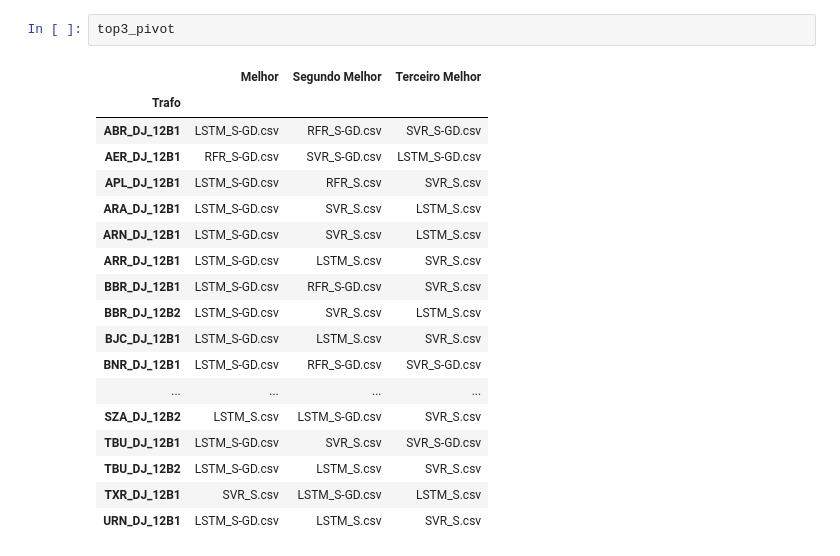
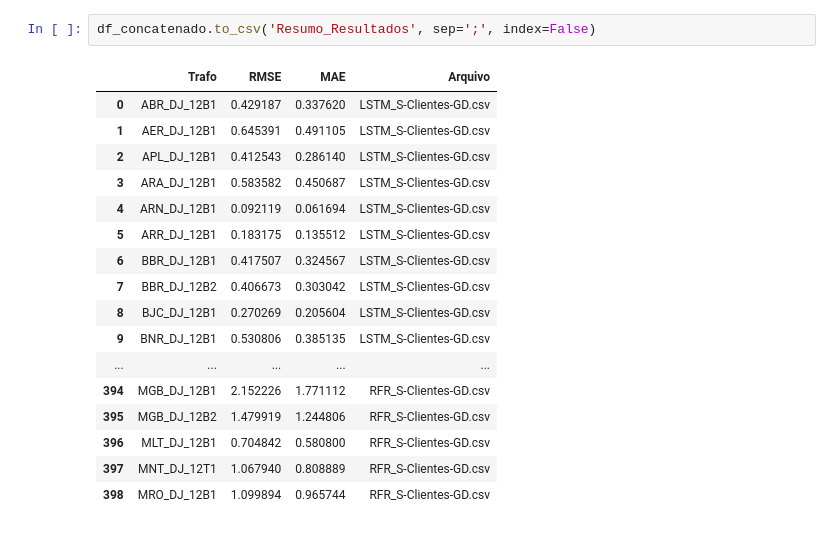
Before and after one commit to ruanvirginio/scriptsMestrado, a Jupyter notebook: Resultados/verifica_resultados.ipynb, the cells around one changed output. Drawn from its saved outputs; the diff is of its cells as text.

Commit message:
Resultados experimentos

```diff
--- a/Resultados/verifica_resultados.ipynb
+++ b/Resultados/verifica_resultados.ipynb
@@ -93,21 +92,20 @@ df_concatenado.sort_values('RMSE')
-# %%
-top3_pivot
-# %% [output]
-|  | Melhor | Segundo Melhor | Terceiro Melhor |
-| Trafo |  |  |  |
-| ABR_DJ_12B1 | LSTM_S-GD.csv | RFR_S-GD.csv | SVR_S-GD.csv |
-| AER_DJ_12B1 | RFR_S-GD.csv | SVR_S-GD.csv | LSTM_S-GD.csv |
-| APL_DJ_12B1 | LSTM_S-GD.csv | RFR_S.csv | SVR_S.csv |
-| ARA_DJ_12B1 | LSTM_S-GD.csv | SVR_S.csv | LSTM_S.csv |
-| ARN_DJ_12B1 | LSTM_S-GD.csv | SVR_S.csv | LSTM_S.csv |
-| ARR_DJ_12B1 | LSTM_S-GD.csv | LSTM_S.csv | SVR_S.csv |
-| BBR_DJ_12B1 | LSTM_S-GD.csv | RFR_S-GD.csv | SVR_S.csv |
-| BBR_DJ_12B2 | LSTM_S-GD.csv | SVR_S.csv | LSTM_S.csv |
-| BJC_DJ_12B1 | LSTM_S-GD.csv | LSTM_S.csv | SVR_S.csv |
-| BNR_DJ_12B1 | LSTM_S-GD.csv | RFR_S-GD.csv | SVR_S-GD.csv |
-| ... | ... | ... | ... |
-| SZA_DJ_12B2 | LSTM_S.csv | LSTM_S-GD.csv | SVR_S.csv |
-| TBU_DJ_12B1 | LSTM_S-GD.csv | SVR_S.csv | SVR_S-GD.csv |
-| TBU_DJ_12B2 | LSTM_S-GD.csv | LSTM_S.csv | SVR_S.csv |
-| TXR_DJ_12B1 | SVR_S.csv | LSTM_S-GD.csv | LSTM_S.csv |
-| URN_DJ_12B1 | LSTM_S-GD.csv | LSTM_S.csv | SVR_S.csv |
+# %%
+df_concatenado.to_csv('Resumo_Resultados', sep=';', index=False)
+# %% [output]
+|  | Trafo | RMSE | MAE | Arquivo |
+| 0 | ABR_DJ_12B1 | 0.429187 | 0.337620 | LSTM_S-Clientes-GD.csv |
+| 1 | AER_DJ_12B1 | 0.645391 | 0.491105 | LSTM_S-Clientes-GD.csv |
+| 2 | APL_DJ_12B1 | 0.412543 | 0.286140 | LSTM_S-Clientes-GD.csv |
+| 3 | ARA_DJ_12B1 | 0.583582 | 0.450687 | LSTM_S-Clientes-GD.csv |
+| 4 | ARN_DJ_12B1 | 0.092119 | 0.061694 | LSTM_S-Clientes-GD.csv |
+| 5 | ARR_DJ_12B1 | 0.183175 | 0.135512 | LSTM_S-Clientes-GD.csv |
+| 6 | BBR_DJ_12B1 | 0.417507 | 0.324567 | LSTM_S-Clientes-GD.csv |
+| 7 | BBR_DJ_12B2 | 0.406673 | 0.303042 | LSTM_S-Clientes-GD.csv |
+| 8 | BJC_DJ_12B1 | 0.270269 | 0.205604 | LSTM_S-Clientes-GD.csv |
+| 9 | BNR_DJ_12B1 | 0.530806 | 0.385135 | LSTM_S-Clientes-GD.csv |
+| ... | ... | ... | ... | ... |
+| 394 | MGB_DJ_12B1 | 2.152226 | 1.771112 | RFR_S-Clientes-GD.csv |
+| 395 | MGB_DJ_12B2 | 1.479919 | 1.244806 | RFR_S-Clientes-GD.csv |
+| 396 | MLT_DJ_12B1 | 0.704842 | 0.580800 | RFR_S-Clientes-GD.csv |
+| 397 | MNT_DJ_12T1 | 1.067940 | 0.808889 | RFR_S-Clientes-GD.csv |
+| 398 | MRO_DJ_12B1 | 1.099894 | 0.965744 | RFR_S-Clientes-GD.csv |
```
Also changed, not shown: parts of 6 cells of this notebook, 2 other files.
